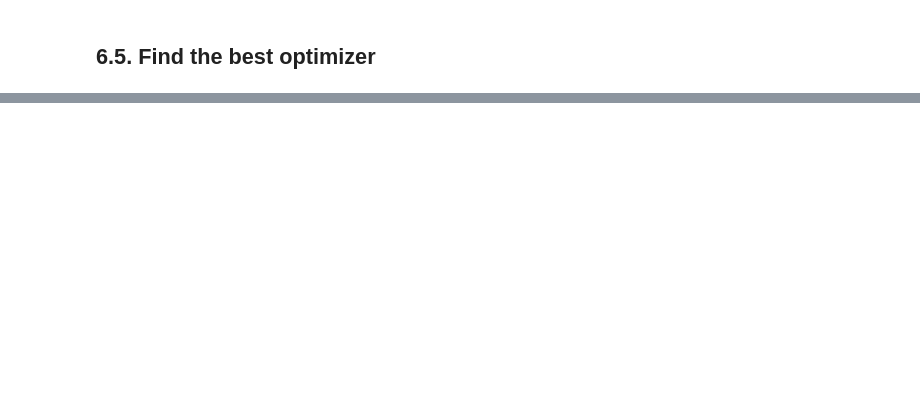
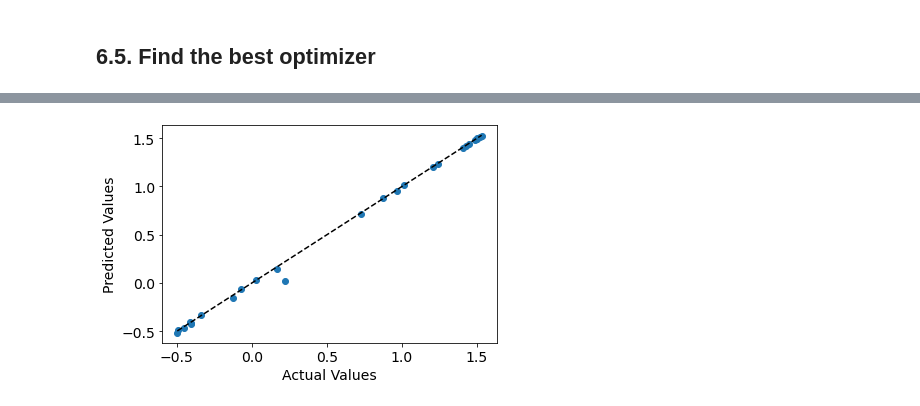
Before and after one commit to andim53/Artificial-Intelligence, a Jupyter notebook: 8_march_2023_making_deep_learning.ipynb, the cells around one changed output, grey strips where cells are left out. Cells and saved outputs as stored; diff of their text form; code cells hidden in the pictures; blank space fills up the shorter version.

```diff
--- a/8_march_2023_making_deep_learning.ipynb
+++ b/8_march_2023_making_deep_learning.ipynb
@@ -510,0 +639,16 @@ Standard deviation: 0.000497025003986527
+# %%
+import matplotlib.pyplot as plt
+
+# Load the saved model
+saved_model = load_model('my_model.h5')
+
+# Make predictions on the test set
+y_pred = saved_model.predict(x_test)
+
+# Make a plot of predicted vs actual values
+plt.scatter(y_test, y_pred)
+plt.plot([min(y_test), max(y_test)], [min(y_test), max(y_test)], 'k--')
+plt.xlabel('Actual Values')
+plt.ylabel('Predicted Values')
+plt.show()
+# %% [output]
@@ -510,0 +656 @@ Standard deviation: 0.000497025003986527
+[figure, added]
```
Also changed, not shown: parts of 13 cells of this notebook.
